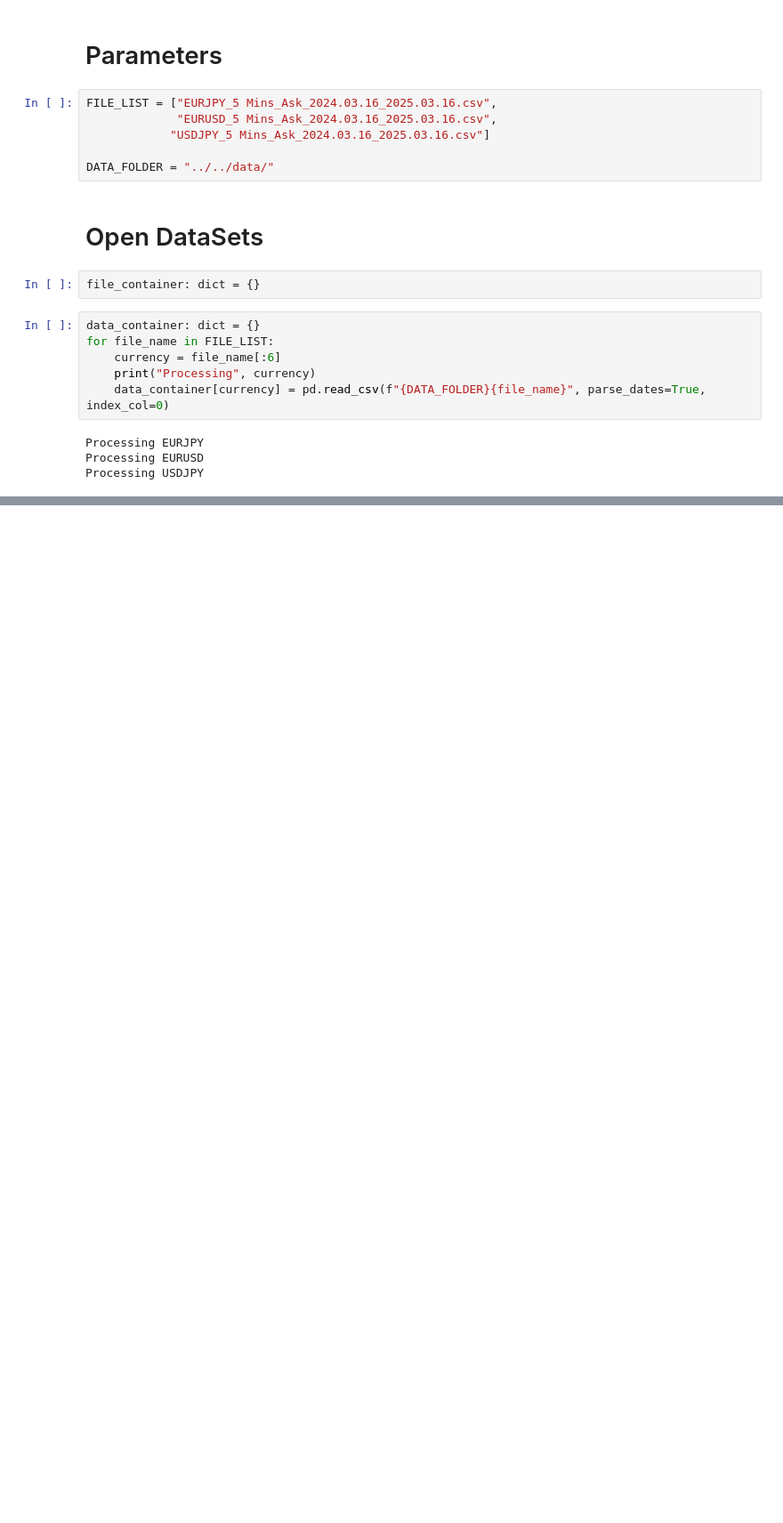
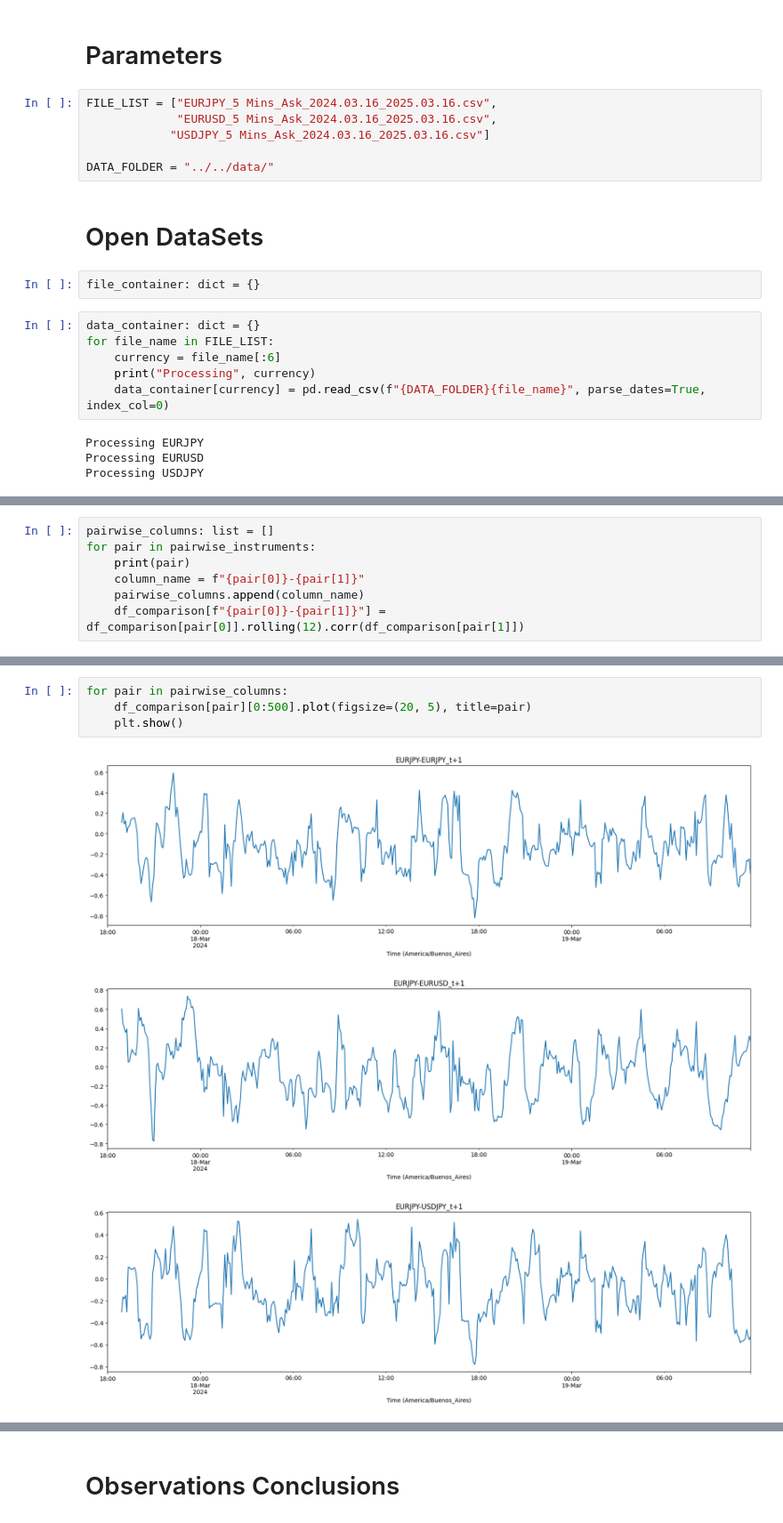
Before and after one commit to mchiuminatto/currency-correlation-returns, a Jupyter notebook: src/eda/Untitled.ipynb, the cells around one changed output, grey strips where cells are left out. Shown at 89% size. Cells and saved outputs as stored; diff of their text form; blank space fills up the shorter version.

```diff
--- a/src/eda/Untitled.ipynb
+++ b/src/eda/Untitled.ipynb
@@ -46,0 +112,7 @@ data_container["EURJPY"]
+# %%
+pairwise_columns: list = []
+for pair in pairwise_instruments:
+    print(pair)
+    column_name = f"{pair[0]}-{pair[1]}"
+    pairwise_columns.append(column_name)
+    df_comparison[f"{pair[0]}-{pair[1]}"] = df_comparison[pair[0]].rolling(12).corr(df_comparison[pair[1]])
@@ -46,0 +129,8 @@ data_container["EURJPY"]
+# %%
+for pair in pairwise_columns:
+    df_comparison[pair][0:500].plot(figsize=(20, 5), title=pair)
+    plt.show()
+# %% [output]
+[figure, added]
+[figure, added]
+[figure, added]
@@ -46,0 +143,2 @@ data_container["EURJPY"]
+# %% [markdown]
+# Observations Conclusions
```
Also changed, not shown: parts of 17 cells of this notebook, 1 other file.
